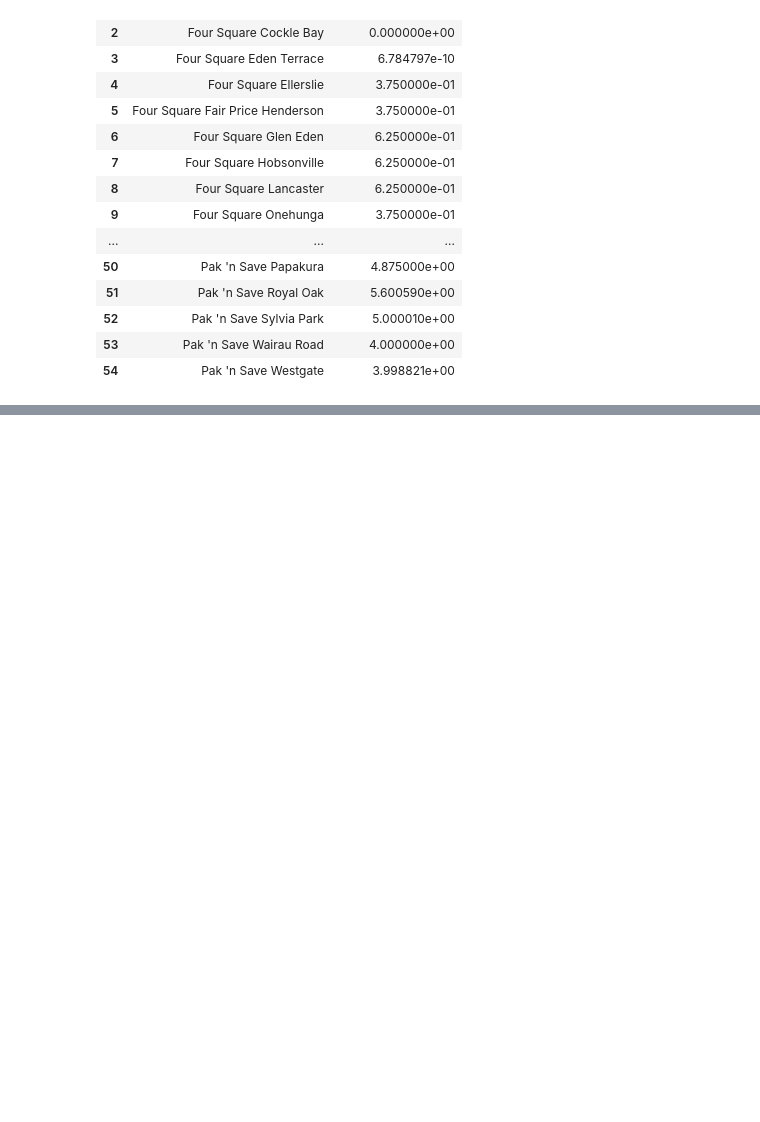
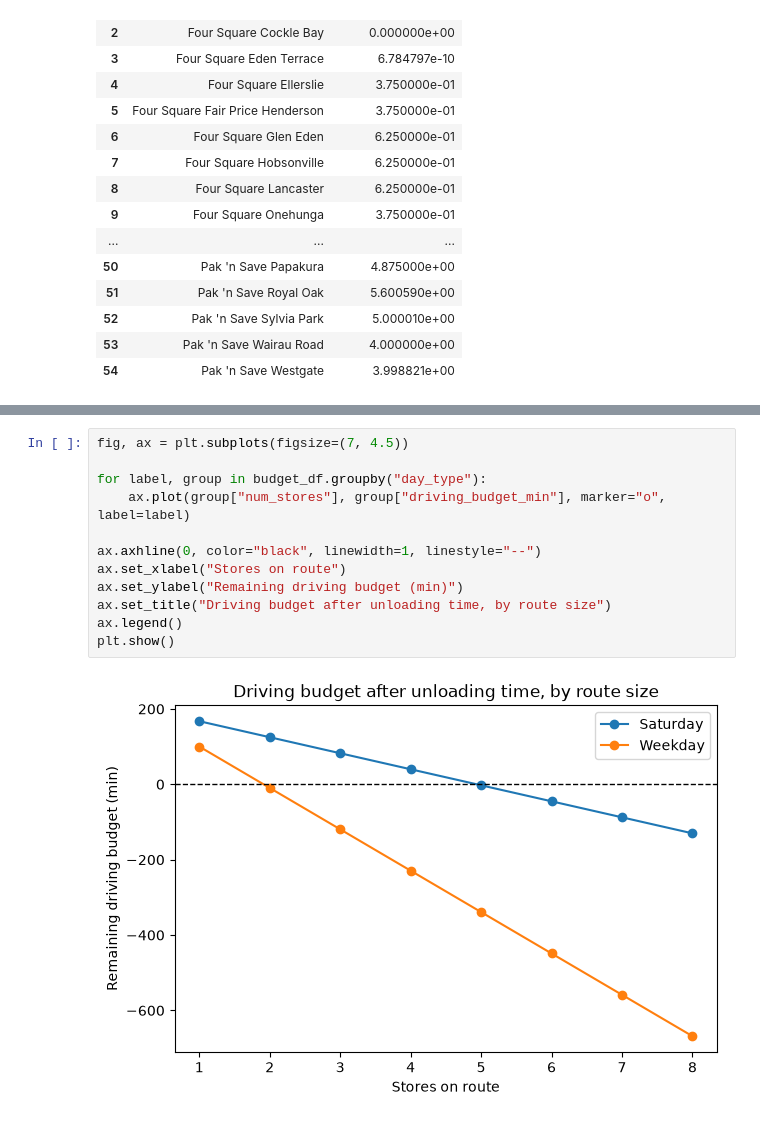
Before and after one commit to avi-nz/ENGSCI-263-Team-01, a Jupyter notebook: main.ipynb, the cells around one changed output, grey strips where cells are left out. Cells and saved outputs as stored; diff of their text form; blank space fills up the shorter version.

Commit message:
found the amount stores we can go to on weedays and weekends based on average

```diff
--- a/main.ipynb
+++ b/main.ipynb
@@ -104,0 +166,14 @@ display(saturday_avg)
+# %%
+fig, ax = plt.subplots(figsize=(7, 4.5))
+
+for label, group in budget_df.groupby("day_type"):
+    ax.plot(group["num_stores"], group["driving_budget_min"], marker="o", label=label)
+
+ax.axhline(0, color="black", linewidth=1, linestyle="--")
+ax.set_xlabel("Stores on route")
+ax.set_ylabel("Remaining driving budget (min)")
+ax.set_title("Driving budget after unloading time, by route size")
+ax.legend()
+plt.show()
+# %% [output]
+[figure, added]
```
Also changed, not shown: parts of 2 cells of this notebook, 3 other files.
